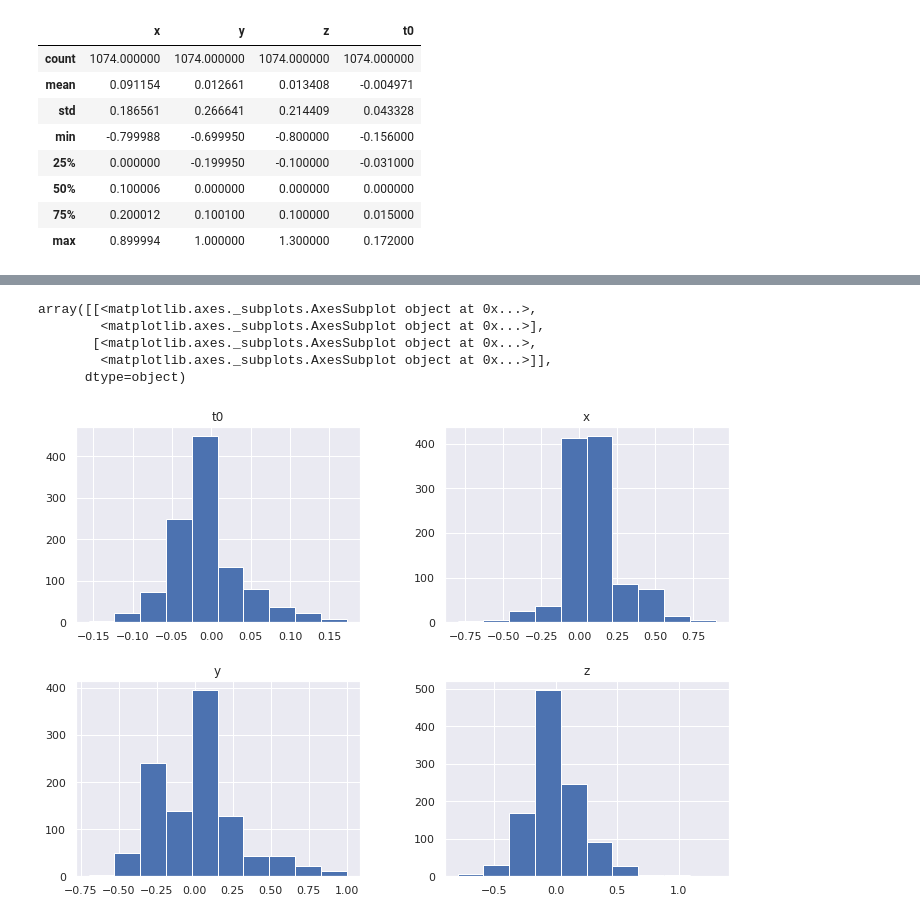
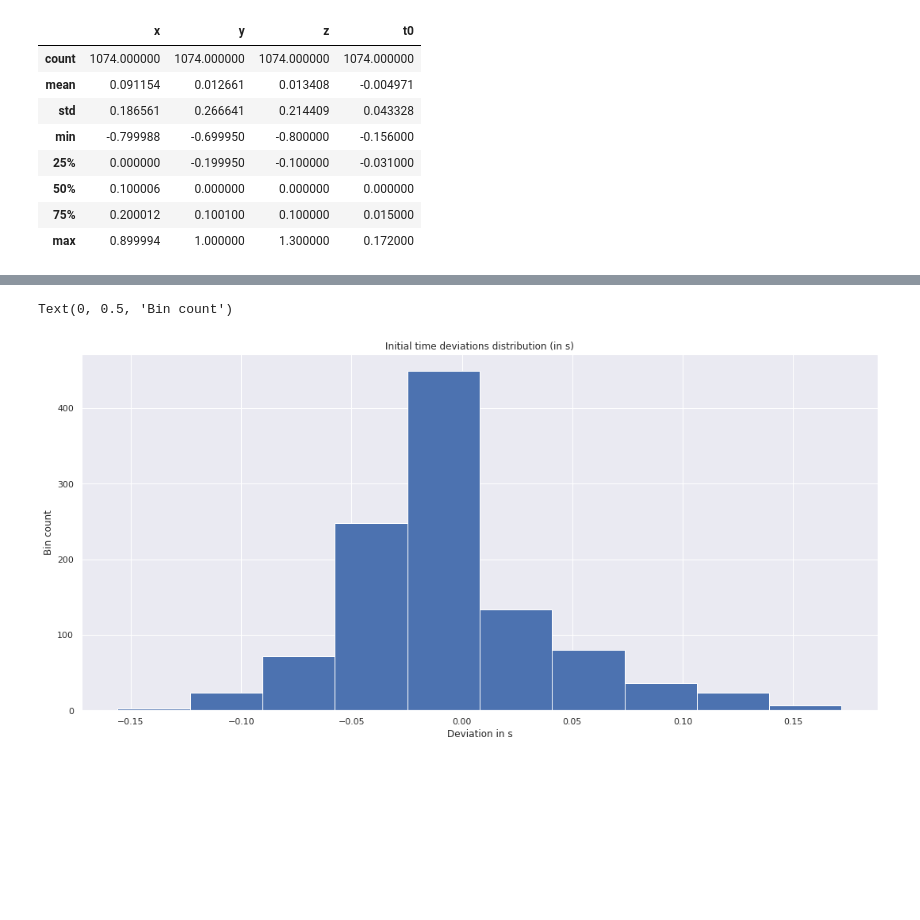
Before and after one commit to romainfd/seismic_data, a Jupyter notebook: Données sismiques.ipynb, the cells around one changed output, grey strips where cells are left out. Cells and saved outputs as stored; diff of their text form; code cells hidden in the pictures; blank space fills up the shorter version.

Commit message:
Add title to distributions in notebook

```diff
--- a/Données sismiques.ipynb
+++ b/Données sismiques.ipynb
@@ -356,9 +372,8 @@ df.plot()
-# %%
-df.hist()
-# %% [output]
-array([[<matplotlib.axes._subplots.AxesSubplot object at 0x...>,
-        <matplotlib.axes._subplots.AxesSubplot object at 0x...>],
-       [<matplotlib.axes._subplots.AxesSubplot object at 0x...>,
-        <matplotlib.axes._subplots.AxesSubplot object at 0x...>]],
-      dtype=object)
-[figure, removed]
+# %%
+df['t0'].hist()
+plt.title("Initial time deviations distribution (in s)")
+plt.xlabel("Deviation in s")
+plt.ylabel("Bin count")
+# %% [output]
+Text(0, 0.5, 'Bin count')
+[figure, added]
```
Also changed, not shown: parts of 10 cells of this notebook.
